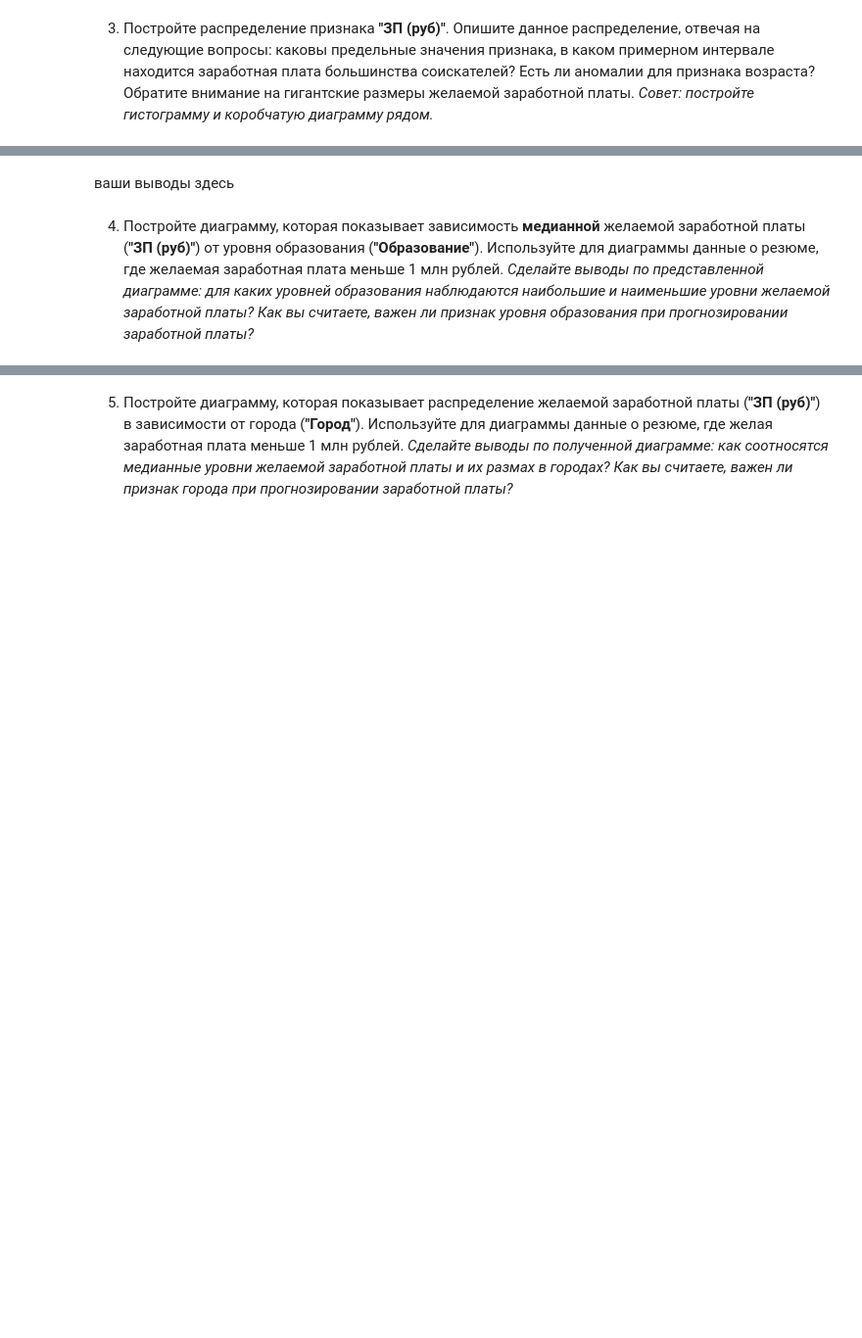
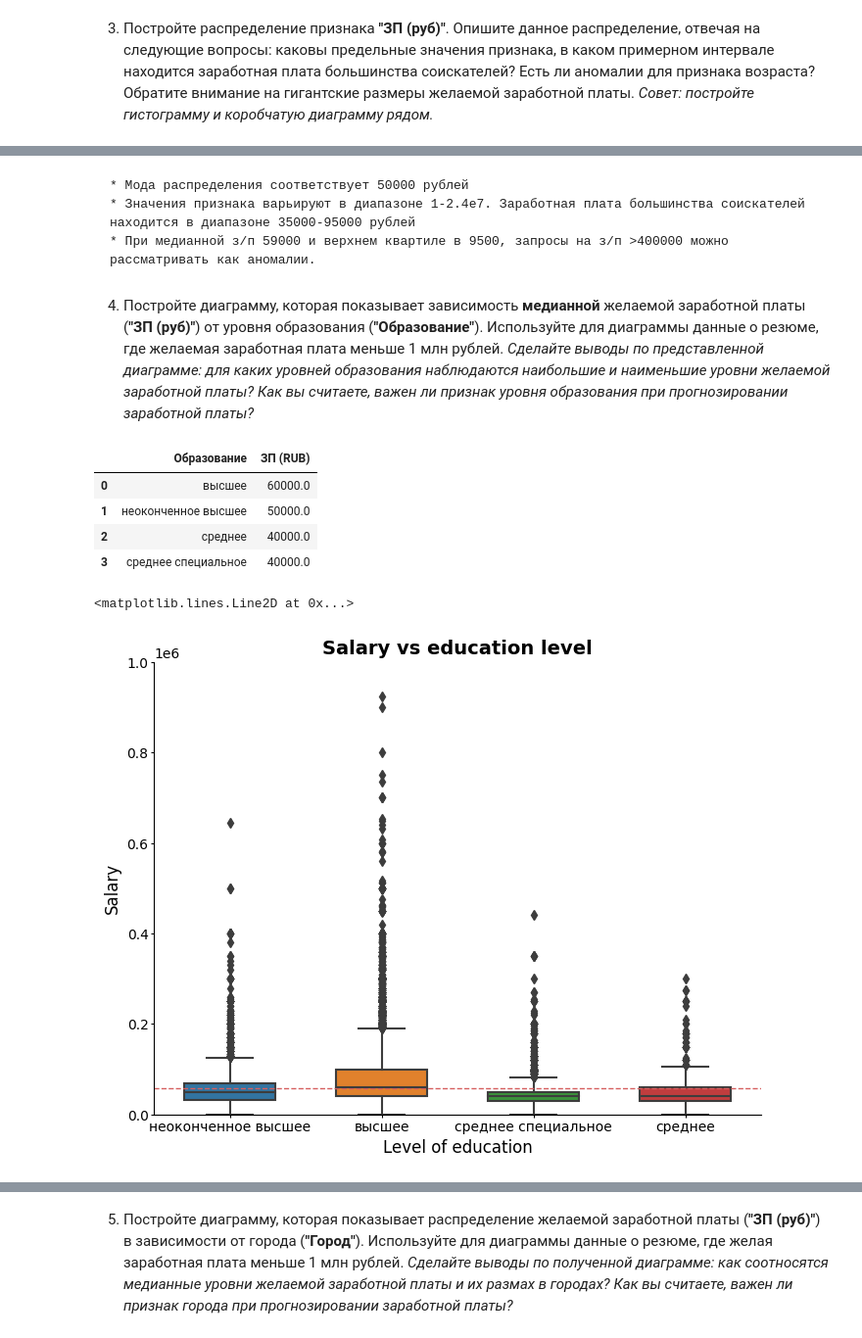
Before and after one commit to ssiarhei115/CV-dbase-analysis, a Jupyter notebook: Project1_template.ipynb, the cells around one changed output, grey strips where cells are left out. Shown at 98% size. Drawn from its saved outputs; the diff is of its cells as text; code cells hidden in the pictures; blank space fills up the shorter version.

```diff
--- a/Project1_template.ipynb
+++ b/Project1_template.ipynb
@@ -379,8 +528,39 @@ display(df.shape)
 # %% [markdown]
-ваши выводы здесь
+    * Мода распределения соответствует 50000 рублей
+    * Значения признака варьируют в диапазоне 1-2.4е7. Заработная плата большинства соискателей находится в диапазоне 35000-95000 рублей
+    * При медианной з/п 59000 и верхнем квартиле в 9500, запросы на з/п >400000 можно рассматривать как аномалии.
 # %% [markdown]
 4. Постройте диаграмму, которая показывает зависимость **медианной** желаемой заработной платы (**"ЗП (руб)"**) от уровня образования (**"Образование"**). Используйте для диаграммы данные о резюме, где желаемая заработная плата меньше 1 млн рублей.
 *Сделайте выводы по представленной диаграмме: для каких уровней образования наблюдаются наибольшие и наименьшие уровни желаемой заработной платы? Как вы считаете, важен ли признак уровня образования при прогнозировании заработной платы?*
 # %%
-# ваш код здесь
+salary_to_edu = df[df['ЗП (RUB)'] < 1000000].groupby('Образование', as_index=False)['ЗП (RUB)'].median().sort_values(by='ЗП (RUB)', ascending=False)
+display(salary_to_edu)
+
+f, ax = plt.subplots(figsize=(8,6))
+#sns.set_color_codes('muted')
+bplot = sns.boxplot(
+    df[df['ЗП (RUB)'] < 1000000],
+    x='Образование',
+    y='ЗП (RUB)',
+    #label='Total',
+    orient='v',
+
+    width=0.6
+);
+
+bplot.set(ylim=(0, 1000000))
+bplot.set_title('Salary vs education level', fontsize=14, fontweight='bold')
+bplot.set_ylabel("Salary", fontsize=12)
+bplot.set_xlabel("Level of education", fontsize=12)
+bplot.tick_params(axis='both',rotation=0, direction='out', pad=2, length=2, grid_alpha=0.4, which='both', color='black')
+sns.despine(top=True, right=True, left=False)
+bplot.axhline(df['ЗП (RUB)'].median(), color='r', ls='--', lw=1)
+# %% [output]
+|  | Образование | ЗП (RUB) |
+| 0 | высшее | 60000.0 |
+| 1 | неоконченное высшее | 50000.0 |
+| 2 | среднее | 40000.0 |
+| 3 | среднее специальное | 40000.0 |
+<matplotlib.lines.Line2D at 0x...>
+[figure, added]
 # %% [markdown]
```
Also changed, not shown: parts of 10 cells of this notebook.
